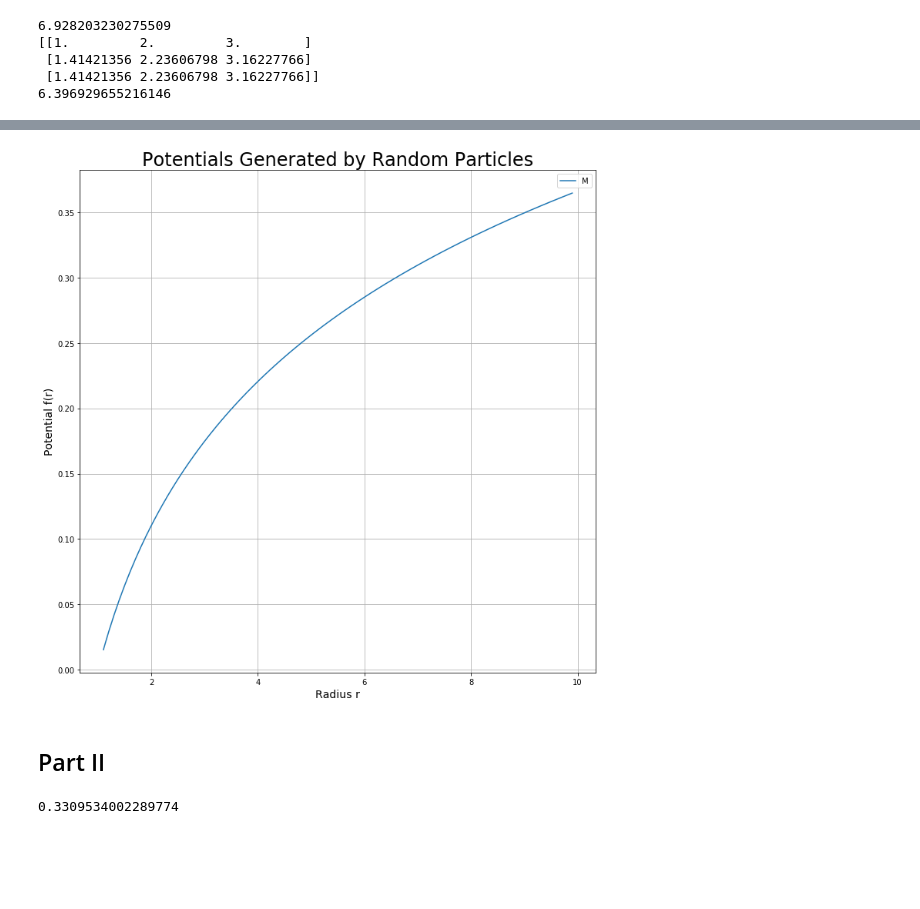
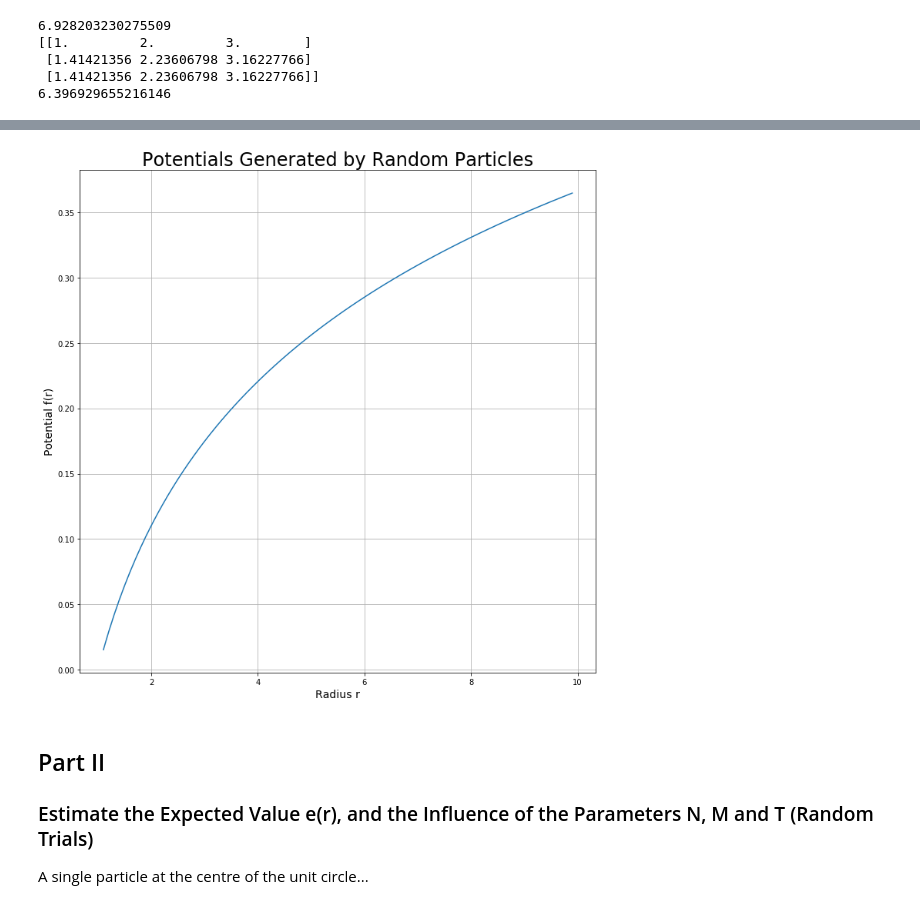
Before and after one commit to johnduffymsc/PHAS0102, a Jupyter notebook: assignment-1.ipynb, the cells around one changed output, grey strips where cells are left out. Cells and saved outputs as stored; diff of their text form; code cells hidden in the pictures; blank space fills up the shorter version.

```diff
--- a/assignment-1.ipynb
+++ b/assignment-1.ipynb
@@ -135,7 +135,7 @@ class Timer:
 
 # Number of trials.
 
-M = 10000
+M = 1000
 
 
 # Grid size, N x N.
@@ -217,10 +217,8 @@ def random_walk(x, y, steps):
 
     return False
 # %%
-# TODO: Check x,y versus y,x for speed.
-
 @njit(parallel=True)
-def lattice_random_walk(steps, successes):
+def lattice_random_walk(successes, steps):
     """
     This function...
     """
@@ -251,16 +249,16 @@ with Timer() as t:
 
     for m in range(M):
 
-        # The call to np.random.randint() is probelmatic for Numba. So, for each simulation
+        # The call to np.random.randint() appears probelmatic for Numba. So, for each simulation
         # generate the random steps that will be taken in advance and pass as a parameter to
         # lattice_random_walk().
 
-        steps = np.random.randint(4, size = S)
+        steps = np.random.randint(4, size=S)
 
 
         # Conduct a random walk over the lattice.
 
-        lattice_random_walk(steps, successes)
+        lattice_random_walk(successes, steps)
 
 
     # Determine the probabilities.
@@ -501,15 +498,0 @@ f(16, 16, 8.0)
-# %%
-S = 89
-
-data = np.zeros((S, 2))
-
-with Timer() as t:
-
-    for s in range(S):
-        data[s, 0] = 1.1 + s * 0.1
-        data[s, 1] = f(1000, 1000, 1.1 + s * 0.1)
-
-
-print("Total time: {0}".format(t.interval))
-
-print(data)
@@ -534,25 +507,40 @@ Total time: 1.1149120330810547
 # %%
 %matplotlib inline
 
 import matplotlib.pyplot as plt
+
+# Visualise f(r) for the following values of m and n, in the interval 1 < r < 10.
+
+m = 64
+n = 1024
+
+
+# Generate r and f(r) data in the interval [1.1, 9.9] in 0.1 increments.
+
+for s in range(89):
+    data[s, 0] = 1.1 + s * 0.1
+    data[s, 1] = f(m, n, 1.1 + s * 0.1)
+
 
 fig = plt.figure(figsize=(12.0, 12.0))
 
 ax = fig.add_subplot(111)
 
 ax.plot(data[:,0], data[:,1])
 
 ax.set_xlabel('Radius r', fontsize=14)
 ax.set_ylabel('Potential f(r)', fontsize=14)
 
 ax.set_title('Potentials Generated by Random Particles', fontsize=24)
 
-plt.legend(('M: 1000'), loc='upper right')
-
-plt.grid(True)
+plt.grid()
 plt.show()
 # %% [output]
-[figure, old version]
+[figure, new version]
-# %% [markdown]
-## Part II
+# %% [markdown]
+## Part II
+
+### Estimate the Expected Value e(r), and the Influence of the Parameters N, M and T (Random Trials)
+
+A single particle at the centre of the unit circle...
 # %%
@@ -563,7 +552,3 @@ def u0(r):
     """
 
     return 1.0 / (2.0 * np.pi) * np.log(r)
-# %%
-u0(8.0)
-# %% [output]
-0.3309534002289774
```
Also changed, not shown: parts of 17 cells of this notebook.
